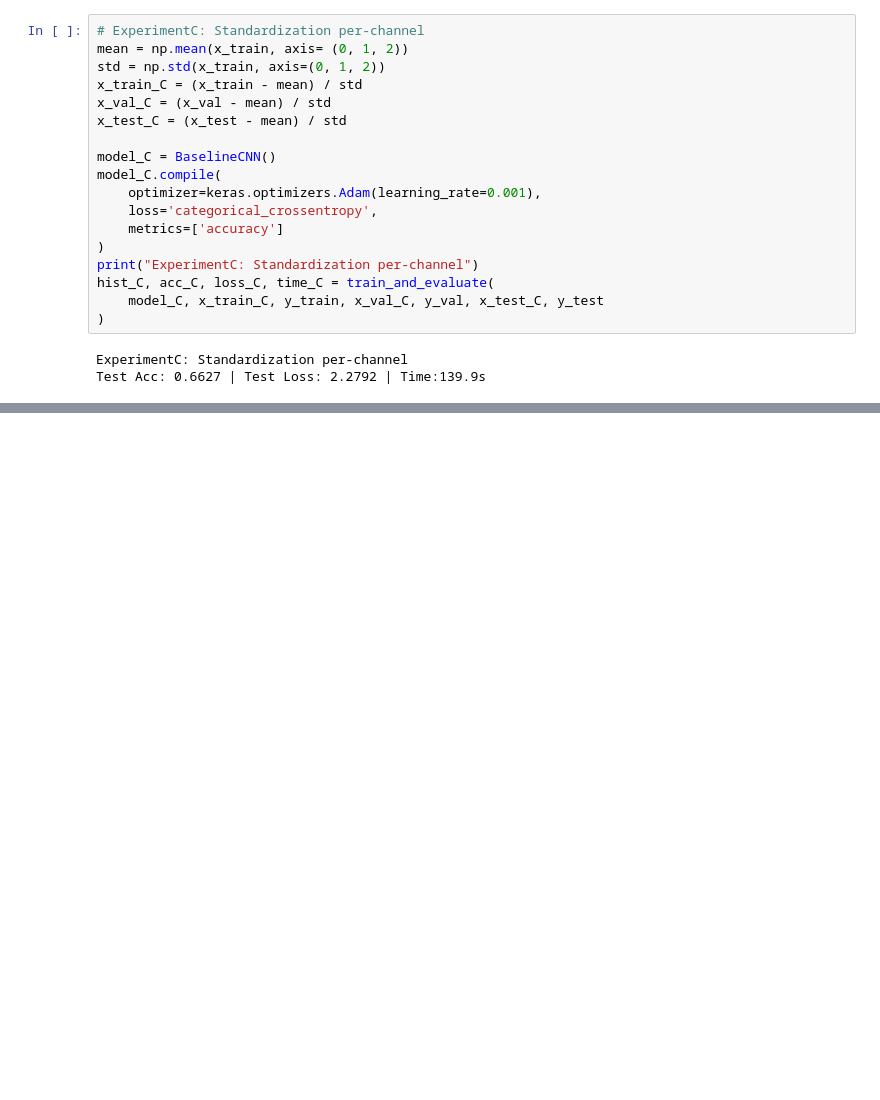
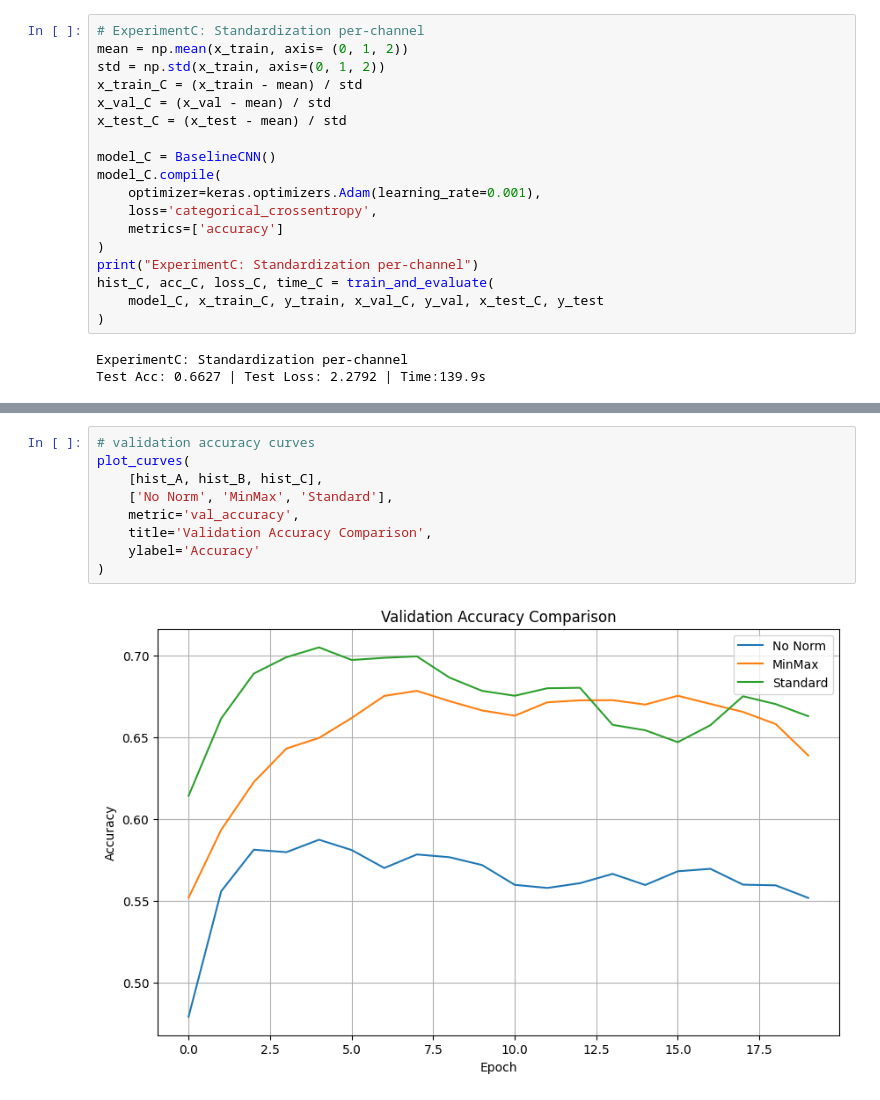
Before and after one commit to merehan123/cifar10-cnn-supervised-learning, a Jupyter notebook: notebooks/task1_preprocessing.ipynb, the cells around one changed output, grey strips where cells are left out. Cells and saved outputs as stored; diff of their text form; blank space fills up the shorter version.

```diff
--- a/notebooks/task1_preprocessing.ipynb
+++ b/notebooks/task1_preprocessing.ipynb
@@ -140,0 +156,11 @@ Test Acc: 0.6627 | Test Loss: 2.2792 | Time:139.9s
+# %%
+# validation accuracy curves
+plot_curves(
+    [hist_A, hist_B, hist_C],
+    ['No Norm', 'MinMax', 'Standard'],
+    metric='val_accuracy',
+    title='Validation Accuracy Comparison',
+    ylabel='Accuracy'
+)
+# %% [output]
+[figure, added]
```
Also changed, not shown: parts of 2 cells of this notebook.
